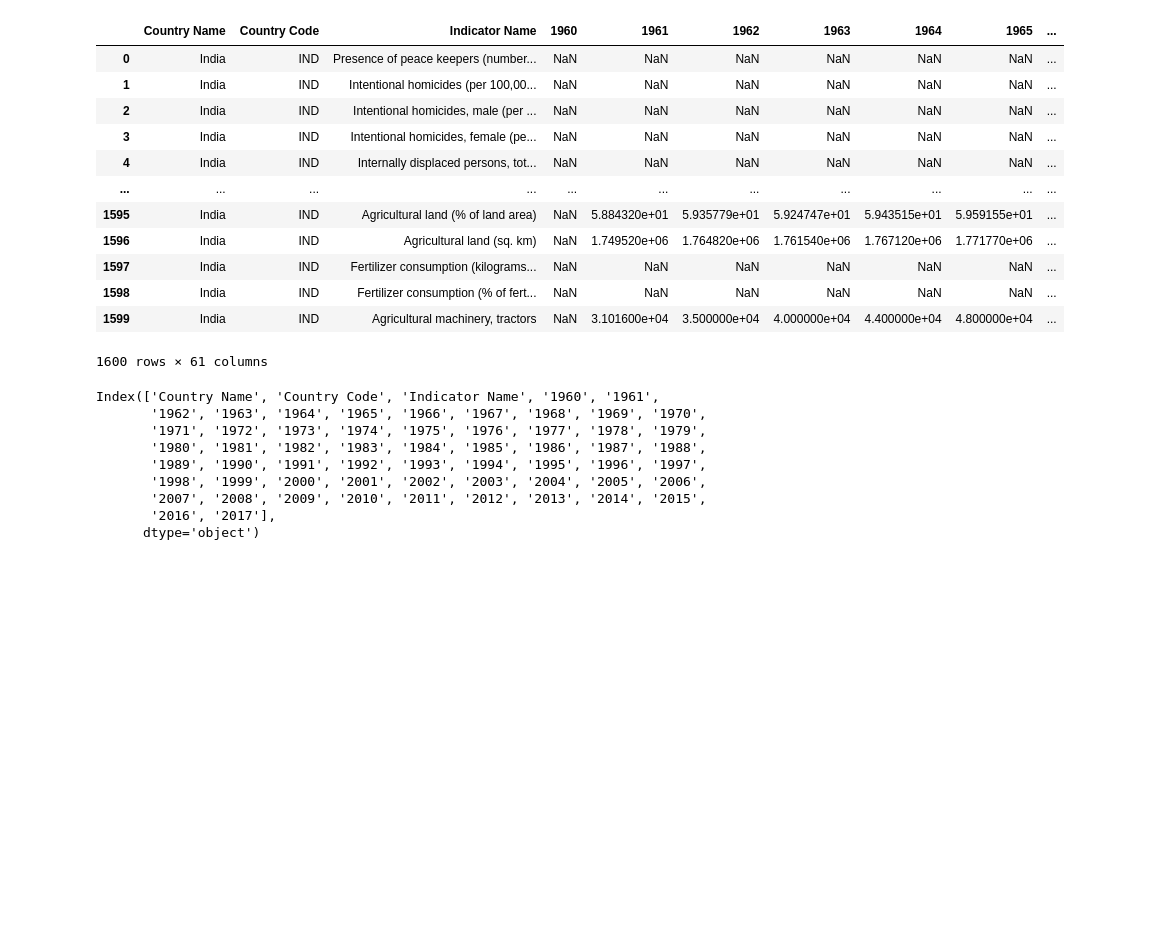
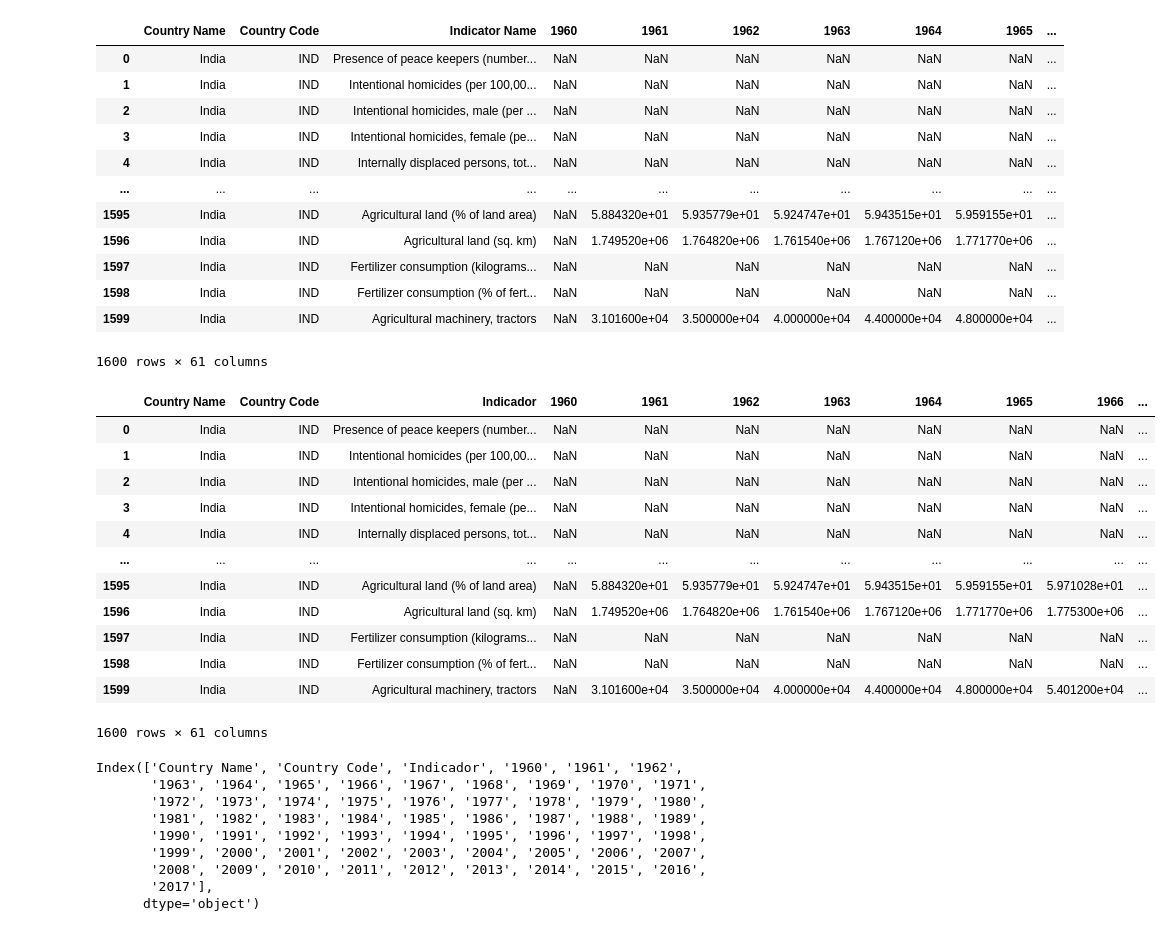
Before and after one commit to AndressaMattos/Engenharia_Dados_Growdev, a Jupyter notebook: Aula2_Join.ipynb, the cells around one changed output. Saved outputs shown, nothing was run; the diff lists cells and outputs as text; code cells hidden in the pictures; blank space fills up the shorter version.

```diff
--- a/Aula2_Join.ipynb
+++ b/Aula2_Join.ipynb
@@ -534,15 +537,32 @@ df_gdp
 | 1598 | India | IND | Fertilizer consumption (% of fert... | NaN | NaN | NaN | NaN | NaN | NaN | ... |
 | 1599 | India | IND | Agricultural machinery, tractors | NaN | 3.101600e+04 | 3.500000e+04 | 4.000000e+04 | 4.400000e+04 | 4.800000e+04 | ... |
 1600 rows × 61 columns
+# %%
+df_gdp = df_gdp.rename(columns={'Indicator Name': 'Indicador'})
+df_gdp
+# %% [output]
+|  | Country Name | Country Code | Indicador | 1960 | 1961 | 1962 | 1963 | 1964 | 1965 | 1966 | ... |
+| 0 | India | IND | Presence of peace keepers (number... | NaN | NaN | NaN | NaN | NaN | NaN | NaN | ... |
+| 1 | India | IND | Intentional homicides (per 100,00... | NaN | NaN | NaN | NaN | NaN | NaN | NaN | ... |
+| 2 | India | IND | Intentional homicides, male (per ... | NaN | NaN | NaN | NaN | NaN | NaN | NaN | ... |
+| 3 | India | IND | Intentional homicides, female (pe... | NaN | NaN | NaN | NaN | NaN | NaN | NaN | ... |
+| 4 | India | IND | Internally displaced persons, tot... | NaN | NaN | NaN | NaN | NaN | NaN | NaN | ... |
+| ... | ... | ... | ... | ... | ... | ... | ... | ... | ... | ... | ... |
+| 1595 | India | IND | Agricultural land (% of land area) | NaN | 5.884320e+01 | 5.935779e+01 | 5.924747e+01 | 5.943515e+01 | 5.959155e+01 | 5.971028e+01 | ... |
+| 1596 | India | IND | Agricultural land (sq. km) | NaN | 1.749520e+06 | 1.764820e+06 | 1.761540e+06 | 1.767120e+06 | 1.771770e+06 | 1.775300e+06 | ... |
+| 1597 | India | IND | Fertilizer consumption (kilograms... | NaN | NaN | NaN | NaN | NaN | NaN | NaN | ... |
+| 1598 | India | IND | Fertilizer consumption (% of fert... | NaN | NaN | NaN | NaN | NaN | NaN | NaN | ... |
+| 1599 | India | IND | Agricultural machinery, tractors | NaN | 3.101600e+04 | 3.500000e+04 | 4.000000e+04 | 4.400000e+04 | 4.800000e+04 | 5.401200e+04 | ... |
+1600 rows × 61 columns
 # %%
-df_gdp_filter.columns
+df_gdp.columns
 # %% [output]
-Index(['Country Name', 'Country Code', 'Indicator Name', '1960', '1961',
-       '1962', '1963', '1964', '1965', '1966', '1967', '1968', '1969', '1970',
-       '1971', '1972', '1973', '1974', '1975', '1976', '1977', '1978', '1979',
-       '1980', '1981', '1982', '1983', '1984', '1985', '1986', '1987', '1988',
-       '1989', '1990', '1991', '1992', '1993', '1994', '1995', '1996', '1997',
-       '1998', '1999', '2000', '2001', '2002', '2003', '2004', '2005', '2006',
-       '2007', '2008', '2009', '2010', '2011', '2012', '2013', '2014', '2015',
-       '2016', '2017'],
+Index(['Country Name', 'Country Code', 'Indicador', '1960', '1961', '1962',
+       '1963', '1964', '1965', '1966', '1967', '1968', '1969', '1970', '1971',
+       '1972', '1973', '1974', '1975', '1976', '1977', '1978', '1979', '1980',
+       '1981', '1982', '1983', '1984', '1985', '1986', '1987', '1988', '1989',
+       '1990', '1991', '1992', '1993', '1994', '1995', '1996', '1997', '1998',
+       '1999', '2000', '2001', '2002', '2003', '2004', '2005', '2006', '2007',
+       '2008', '2009', '2010', '2011', '2012', '2013', '2014', '2015', '2016',
+       '2017'],
       dtype='object')
```
Also changed, not shown: parts of 22 cells of this notebook.
